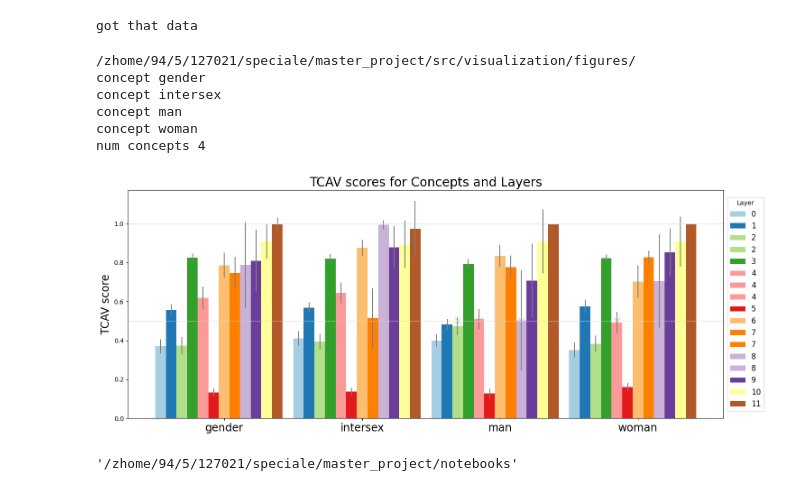
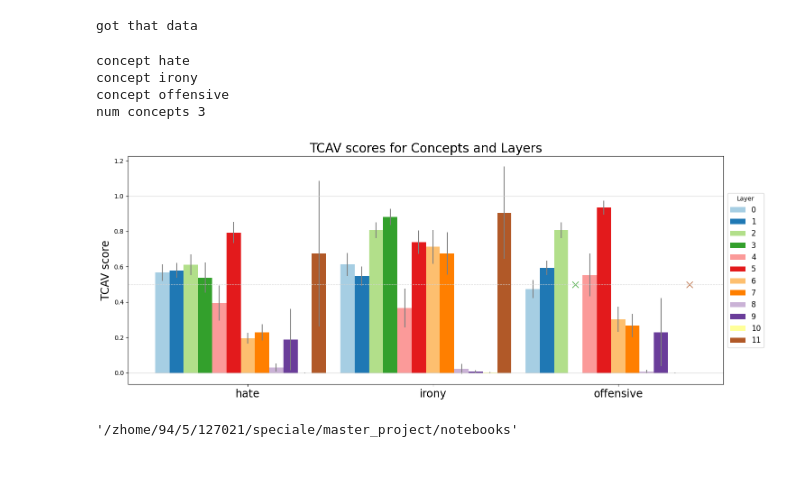
Before and after one commit to gaunby/master_project, a Jupyter notebook: notebooks/tcav_plot.ipynb, the cells around one changed output. Drawn from its saved outputs; the diff is of its cells as text; code cells hidden in the pictures.

```diff
--- a/notebooks/tcav_plot.ipynb
+++ b/notebooks/tcav_plot.ipynb
@@ -16,24 +16,23 @@ sys.path.insert(0,'/zhome/94/5/127021/speciale/master_project')
 from src.visualization.tcav_visual import plot_results, plot_results_mark
 # %%
 PATH = '/work3/s174498/nlp_tcav_results/'
-target = 'negative'
-results = '_gender_layer_dropout_0_11_probs'#'_gender_layer_droput_0_11'
+target = 'positive'
+results = '_tweets_layer_dropout_0_11_probs'#'_gender_layer_droput_0_11'
 with open(PATH + target+results + '.pkl','rb') as handle:
     data = pickle.load(handle)
     print('got that data')
 # %% [output]
 got that data
 # %%
-concepts =  ['gender','intersex','man','woman'] # ['woman']#  ['news','world','sport','business','science']#  ['hate','irony','offensive']#
+concepts =  ['hate','irony','offensive']#   ['gender','intersex','man','woman'] # ['woman']#  ['news','world','sport','business','science']#
+names =  ['hate','irony','offensive']#['gender','gender:intersex','gender:man','gender:woman']
 PATH =  '/zhome/94/5/127021/speciale/master_project/src/visualization/figures/' #'/work3/s174498/nlp_tcav_results/figures/tweet_concepts/'
 SAVE = False
-BON_NR = 12*4
-output = plot_results_mark(data, target, concepts ,PATH, plot_hist =False, save_fig = SAVE , t_test_mean = None, bonferroni_nr = BON_NR)
+BON_NR = 12*3
+output = plot_results(data, target, concepts ,PATH, plot_hist =False, save_fig = SAVE , t_test_mean = None, bonferroni_nr = BON_NR, names = names)
 # %% [output]
-/zhome/94/5/127021/speciale/master_project/src/visualization/figures/
-concept gender
-concept intersex
-concept man
-concept woman
-num concepts 4
+concept hate
+concept irony
+concept offensive
+num concepts 3
-[figure, old version]
+[figure, new version]
```
Also changed, not shown: parts of 1 cell of this notebook, 4 other files.
